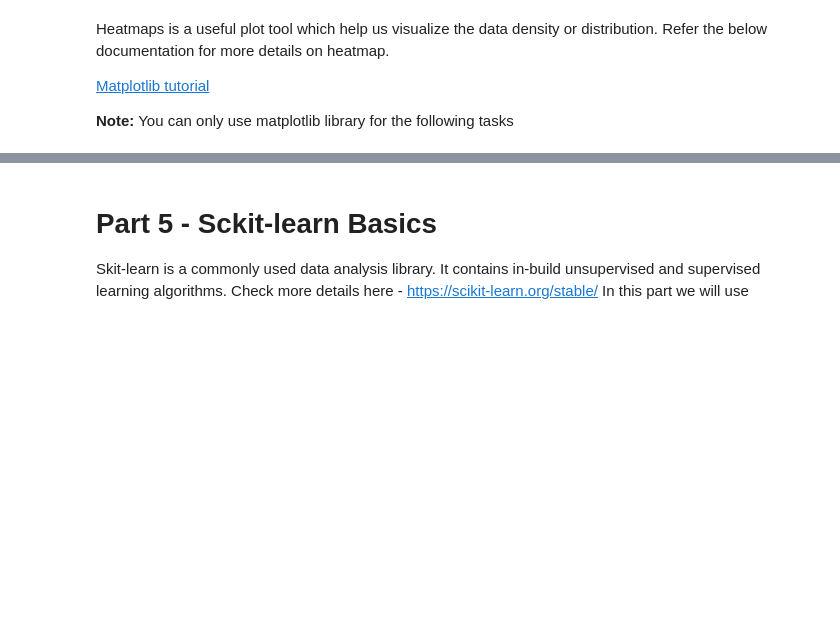
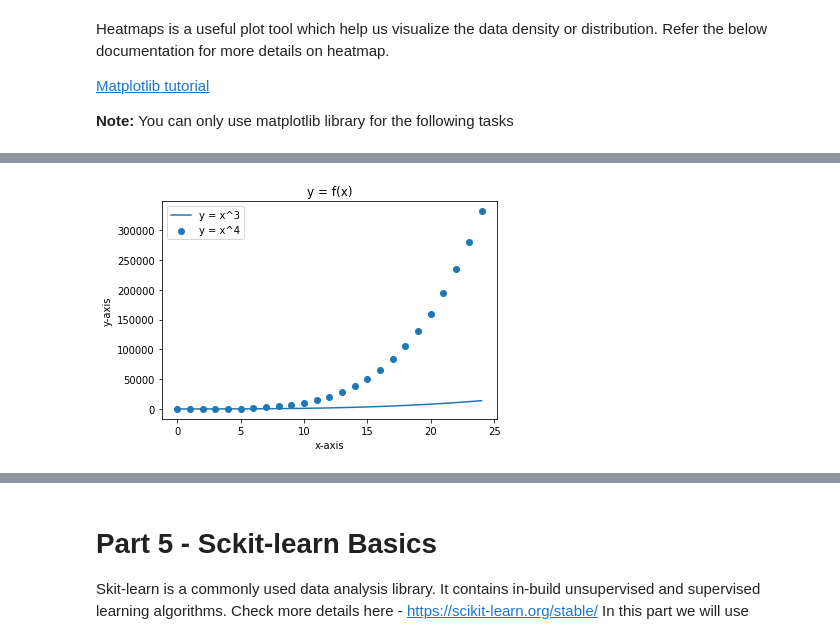
Before and after one commit to zemingzhang1/CSE574LECC-Intro-Machine-Learning, a Jupyter notebook: Assignment 0/Final_spring23_assignment0.ipynb, the cells around one changed output, grey strips where cells are left out. Saved outputs shown, nothing was run; the diff lists cells and outputs as text; code cells hidden in the pictures; blank space fills up the shorter version.

```diff
--- a/Assignment 0/Final_spring23_assignment0.ipynb
+++ b/Assignment 0/Final_spring23_assignment0.ipynb
@@ -750,14 +811,34 @@ x = range(25)
 # %%
 '''On one graph draw two lines:
 1) Plot the function y = x^3 using lambda function y (use your code from above)
 2) A scatter plot for y = x^4 using either list comprehension or lambda function for evaluating y
 '''
 
 x = range(25)
 
 # BEGIN YOUR CODE
+# Define y for line 1 using a lambda function y
+y = lambda x: x**3
+y_vals = [i**3 for i in x]
 
+# Define y for line 2 using list comprehension
+y1_vals = [i**4 for i in x]
+
+# Create plot
+plt.plot(x, y_vals, label='y = x^3')
+plt.scatter(x, y1_vals, label='y = x^4')
+
+# Set plot title, legend and labels
+plt.title("y = f(x)")
+plt.xlabel("x-axis")
+plt.ylabel("y-axis")
+plt.legend()
+
+# Show the plot
+plt.show()
 # END YOUR CODE
+# %% [output]
+[figure, added]
 # %%
 '''Create subplots showing graphs of tan and cot side by side of each other
 the value of theta ranges from -60 to 60
```
Also changed, not shown: parts of 14 cells of this notebook, 1 other file.
